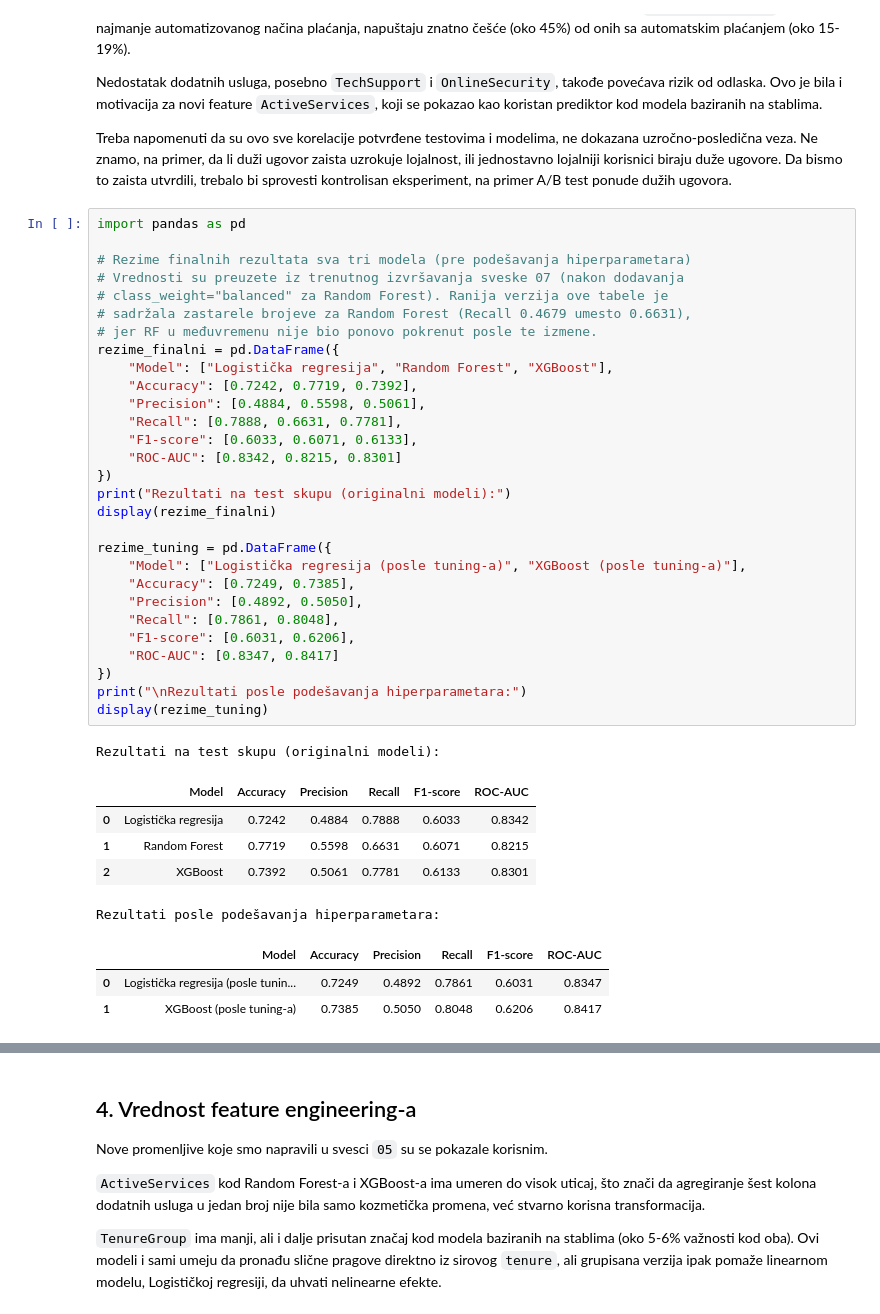
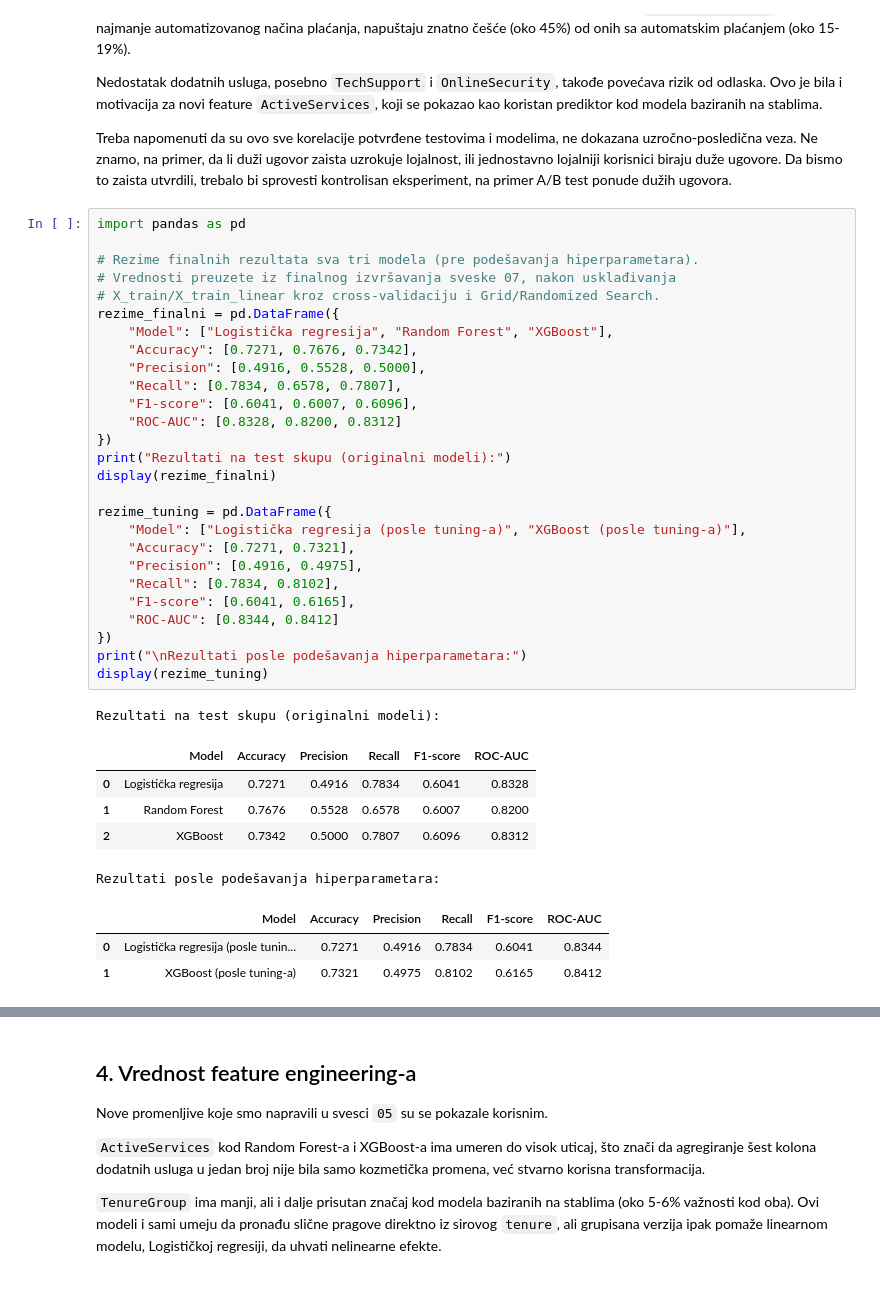
Before and after one commit to janapavlovic/Telco-Customer-Churn, a Jupyter notebook: notebooks/08_zakljucak.ipynb, the cells around one changed output, grey strips where cells are left out. Drawn from its saved outputs; the diff is of its cells as text.

Commit message:
posldenje izmene

```diff
--- a/notebooks/08_zakljucak.ipynb
+++ b/notebooks/08_zakljucak.ipynb
@@ -69,42 +69,40 @@ ugovora.
 # %%
 import pandas as pd
 
-# Rezime finalnih rezultata sva tri modela (pre podešavanja hiperparametara)
-# Vrednosti su preuzete iz trenutnog izvršavanja sveske 07 (nakon dodavanja
-# class_weight="balanced" za Random Forest). Ranija verzija ove tabele je
-# sadržala zastarele brojeve za Random Forest (Recall 0.4679 umesto 0.6631),
-# jer RF u međuvremenu nije bio ponovo pokrenut posle te izmene.
+# Rezime finalnih rezultata sva tri modela (pre podešavanja hiperparametara).
+# Vrednosti preuzete iz finalnog izvršavanja sveske 07, nakon usklađivanja
+# X_train/X_train_linear kroz cross-validaciju i Grid/Randomized Search.
 rezime_finalni = pd.DataFrame({
     "Model": ["Logistička regresija", "Random Forest", "XGBoost"],
-    "Accuracy": [0.7242, 0.7719, 0.7392],
-    "Precision": [0.4884, 0.5598, 0.5061],
-    "Recall": [0.7888, 0.6631, 0.7781],
-    "F1-score": [0.6033, 0.6071, 0.6133],
-    "ROC-AUC": [0.8342, 0.8215, 0.8301]
+    "Accuracy": [0.7271, 0.7676, 0.7342],
+    "Precision": [0.4916, 0.5528, 0.5000],
+    "Recall": [0.7834, 0.6578, 0.7807],
+    "F1-score": [0.6041, 0.6007, 0.6096],
+    "ROC-AUC": [0.8328, 0.8200, 0.8312]
 })
 print("Rezultati na test skupu (originalni modeli):")
 display(rezime_finalni)
 
 rezime_tuning = pd.DataFrame({
     "Model": ["Logistička regresija (posle tuning-a)", "XGBoost (posle tuning-a)"],
-    "Accuracy": [0.7249, 0.7385],
-    "Precision": [0.4892, 0.5050],
-    "Recall": [0.7861, 0.8048],
-    "F1-score": [0.6031, 0.6206],
-    "ROC-AUC": [0.8347, 0.8417]
+    "Accuracy": [0.7271, 0.7321],
+    "Precision": [0.4916, 0.4975],
+    "Recall": [0.7834, 0.8102],
+    "F1-score": [0.6041, 0.6165],
+    "ROC-AUC": [0.8344, 0.8412]
 })
 print("\nRezultati posle podešavanja hiperparametara:")
 display(rezime_tuning)
 # %% [output]
 Rezultati na test skupu (originalni modeli):
 |  | Model | Accuracy | Precision | Recall | F1-score | ROC-AUC |
-| 0 | Logistička regresija | 0.7242 | 0.4884 | 0.7888 | 0.6033 | 0.8342 |
-| 1 | Random Forest | 0.7719 | 0.5598 | 0.6631 | 0.6071 | 0.8215 |
-| 2 | XGBoost | 0.7392 | 0.5061 | 0.7781 | 0.6133 | 0.8301 |
+| 0 | Logistička regresija | 0.7271 | 0.4916 | 0.7834 | 0.6041 | 0.8328 |
+| 1 | Random Forest | 0.7676 | 0.5528 | 0.6578 | 0.6007 | 0.8200 |
+| 2 | XGBoost | 0.7342 | 0.5000 | 0.7807 | 0.6096 | 0.8312 |
 Rezultati posle podešavanja hiperparametara:
 |  | Model | Accuracy | Precision | Recall | F1-score | ROC-AUC |
-| 0 | Logistička regresija (posle tunin... | 0.7249 | 0.4892 | 0.7861 | 0.6031 | 0.8347 |
-| 1 | XGBoost (posle tuning-a) | 0.7385 | 0.5050 | 0.8048 | 0.6206 | 0.8417 |
+| 0 | Logistička regresija (posle tunin... | 0.7271 | 0.4916 | 0.7834 | 0.6041 | 0.8344 |
+| 1 | XGBoost (posle tuning-a) | 0.7321 | 0.4975 | 0.8102 | 0.6165 | 0.8412 |
 # %% [markdown]
 ## 3. Koji model preporučujemo: finalna odluka
 
```
Also changed, not shown: parts of 1 cell of this notebook, 11 other files.
